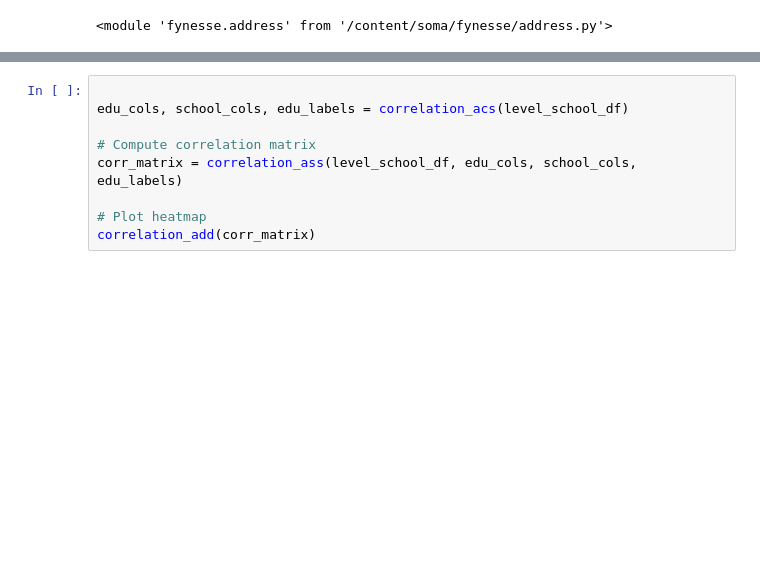
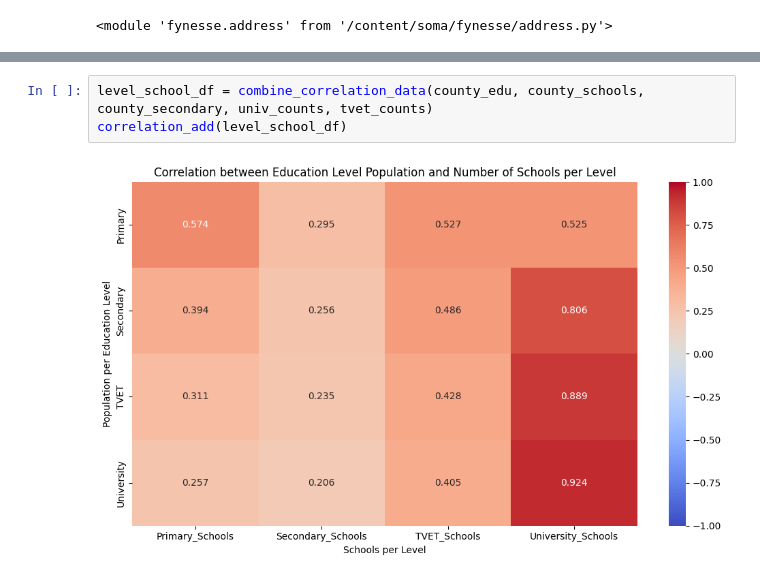
Before and after one commit to ChiriKamau/soma, a Jupyter notebook: notebooks/soma_v5.ipynb, the cells around one changed output, grey strips where cells are left out. Cells and saved outputs as stored; diff of their text form; blank space fills up the shorter version.

Commit message:
add correlation and linear regression model

```diff
--- a/notebooks/soma_v5.ipynb
+++ b/notebooks/soma_v5.ipynb
@@ -112,9 +124,5 @@ univ_tvet_add(univ_counts, tvet_counts)
-# %%
-
-edu_cols, school_cols, edu_labels = correlation_acs(level_school_df)
-
-# Compute correlation matrix
-corr_matrix = correlation_ass(level_school_df, edu_cols, school_cols, edu_labels)
-
-# Plot heatmap
-correlation_add(corr_matrix)
+# %%
+level_school_df = combine_correlation_data(county_edu, county_schools, county_secondary, univ_counts, tvet_counts)
+correlation_add(level_school_df)
+# %% [output]
+[figure, added]
```
Also changed, not shown: parts of 10 cells of this notebook.
